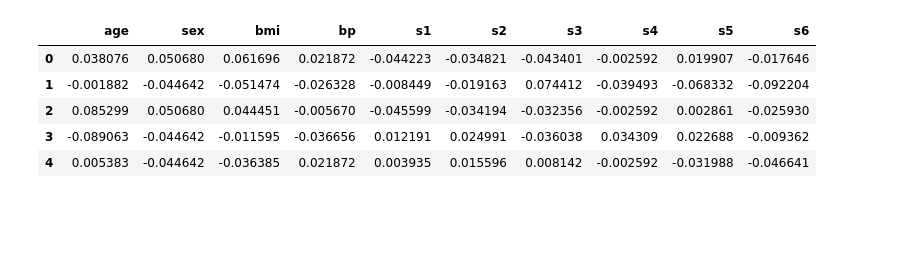
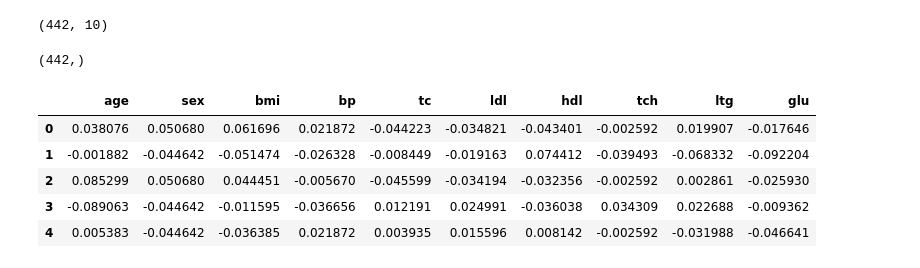
Before and after one commit to vikramvundyala/python_AI-ML, a Jupyter notebook: vikram_sklearn_diabetes.ipynb, the cells around one changed output. Cells and saved outputs as stored; diff of their text form; code cells hidden in the pictures; blank space fills up the shorter version.

```diff
--- a/vikram_sklearn_diabetes.ipynb
+++ b/vikram_sklearn_diabetes.ipynb
@@ -4,19 +4,22 @@
 from sklearn.datasets import load_diabetes
 import pandas as pd
 
-X, y = load_diabetes(return_X_y=True, as_frame=True)
+X, y = load_diabetes(return_X_y=True)
 
-X.head()
-
-# diabetes.data
-
-# diab_df = pd.DataFrame(data= diabetes.data, columns=diabetes.feature_names)
-
-# diab_df.head()
+X.shape
 # %% [output]
-|  | age | sex | bmi | bp | s1 | s2 | s3 | s4 | s5 | s6 |
-| 0 | 0.038076 | 0.050680 | 0.061696 | 0.021872 | -0.044223 | -0.034821 | -0.043401 | -0.002592 | 0.019907 | -0.017646 |
-| 1 | -0.001882 | -0.044642 | -0.051474 | -0.026328 | -0.008449 | -0.019163 | 0.074412 | -0.039493 | -0.068332 | -0.092204 |
-| 2 | 0.085299 | 0.050680 | 0.044451 | -0.005670 | -0.045599 | -0.034194 | -0.032356 | -0.002592 | 0.002861 | -0.025930 |
-| 3 | -0.089063 | -0.044642 | -0.011595 | -0.036656 | 0.012191 | 0.024991 | -0.036038 | 0.034309 | 0.022688 | -0.009362 |
-| 4 | 0.005383 | -0.044642 | -0.036385 | 0.021872 | 0.003935 | 0.015596 | 0.008142 | -0.002592 | -0.031988 | -0.046641 |
+(442, 10)
+# %%
+y.shape
+# %% [output]
+(442,)
+# %%
+df_X = pd.DataFrame(data=X, columns=["age","sex","bmi","bp", "tc", "ldl", "hdl","tch", "ltg", "glu"])
+df_X.head()
+# %% [output]
+|  | age | sex | bmi | bp | tc | ldl | hdl | tch | ltg | glu |
+| 0 | 0.038076 | 0.050680 | 0.061696 | 0.021872 | -0.044223 | -0.034821 | -0.043401 | -0.002592 | 0.019907 | -0.017646 |
+| 1 | -0.001882 | -0.044642 | -0.051474 | -0.026328 | -0.008449 | -0.019163 | 0.074412 | -0.039493 | -0.068332 | -0.092204 |
+| 2 | 0.085299 | 0.050680 | 0.044451 | -0.005670 | -0.045599 | -0.034194 | -0.032356 | -0.002592 | 0.002861 | -0.025930 |
+| 3 | -0.089063 | -0.044642 | -0.011595 | -0.036656 | 0.012191 | 0.024991 | -0.036038 | 0.034309 | 0.022688 | -0.009362 |
+| 4 | 0.005383 | -0.044642 | -0.036385 | 0.021872 | 0.003935 | 0.015596 | 0.008142 | -0.002592 | -0.031988 | -0.046641 |
```
Also changed, not shown: parts of 7 cells of this notebook.
